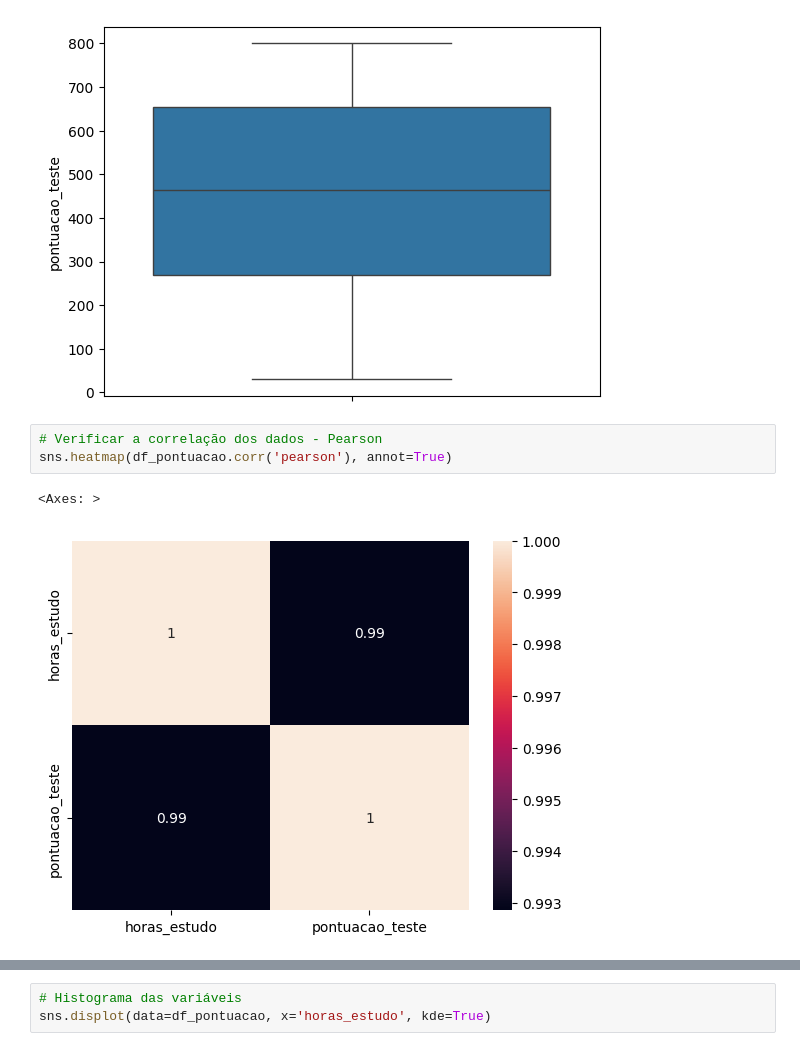
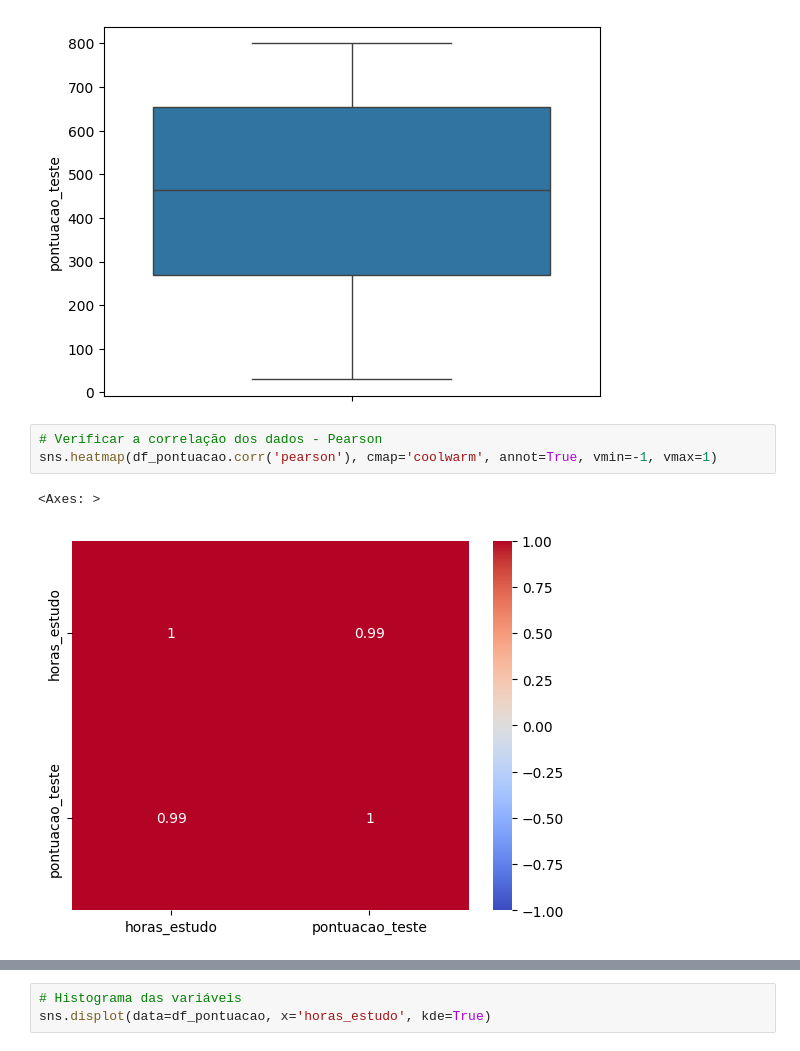
Before and after one commit to jakunzler/rocketseat-ia, a Jupyter notebook: regressao_linear_simples/modelo_pontuacao.ipynb, the cells around one changed output, grey strips where cells are left out. Drawn from its saved outputs; the diff is of its cells as text.

```diff
--- a/regressao_linear_simples/modelo_pontuacao.ipynb
+++ b/regressao_linear_simples/modelo_pontuacao.ipynb
@@ -94,9 +96,9 @@ plt.show()
 [figure]
 # %%
 # Verificar a correlação dos dados - Pearson
-sns.heatmap(df_pontuacao.corr('pearson'), annot=True)
+sns.heatmap(df_pontuacao.corr('pearson'), cmap='coolwarm', annot=True, vmin=-1, vmax=1)
 # %% [output]
 <Axes: >
-[figure, old version]
+[figure, new version]
 # %%
 # Verificar a correlação dos dados - Spearman
```
Also changed, not shown: parts of 8 cells of this notebook, 4 other files.
